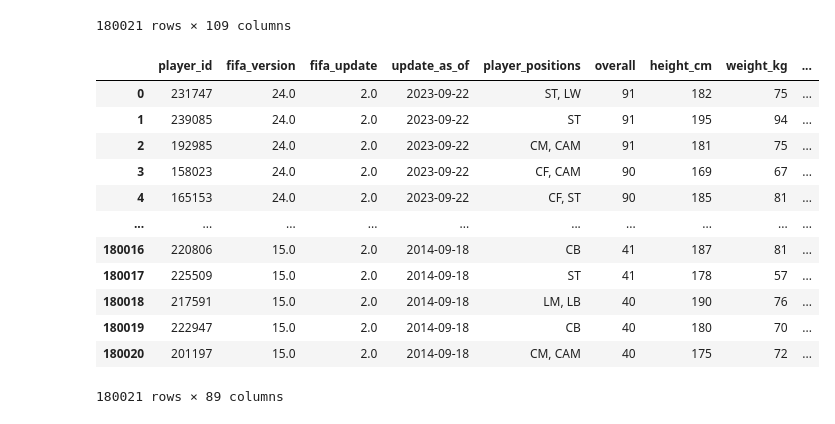
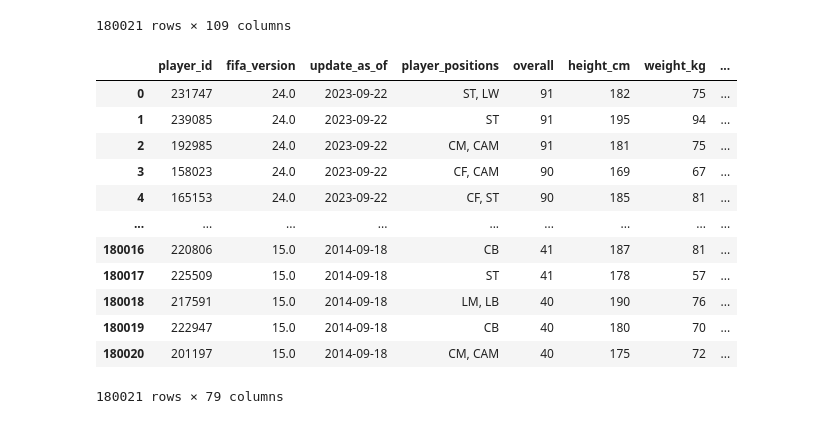
Before and after one commit to kavingraj/Clustering-Model-on-Fifa-Data, a Jupyter notebook: scratch.ipynb, the cells around one changed output. Drawn from its saved outputs; the diff is of its cells as text; code cells hidden in the pictures.

```diff
--- a/scratch.ipynb
+++ b/scratch.ipynb
@@ -19,20 +19,19 @@ male_players
 | 180020 | 201197 | https://sofifa.com/player/201197/... | 15.0 | 2.0 | 2014-09-18 | P. Tisdale | Paul Tisdale | ... |
 180021 rows × 109 columns
 # %%
-# male_players = male_players.dropna()
-male_players = male_players.drop(['player_url','short_name', 'long_name','potential','value_eur','wage_eur','age','dob','club_team_id','club_name','league_id','league_name','league_level','club_position','club_jersey_number','club_loaned_from','club_joined_date','club_contract_valid_until_year','nationality_id','nationality_name'], axis = 1)
+male_players = male_players.drop(['player_url','short_name', 'long_name','potential','value_eur','wage_eur','age','dob','club_team_id','club_name','league_id','league_name','league_level','club_position','club_jersey_number','club_loaned_from','club_joined_date','club_contract_valid_until_year','nationality_id','nationality_name', 'nation_team_id','nation_position','nation_jersey_number','international_reputation','body_type','real_face','release_clause_eur','player_tags','player_traits', 'fifa_update'], axis = 1)
 male_players
 # %% [output]
-|  | player_id | fifa_version | fifa_update | update_as_of | player_positions | overall | height_cm | weight_kg | ... |
-| 0 | 231747 | 24.0 | 2.0 | 2023-09-22 | ST, LW | 91 | 182 | 75 | ... |
-| 1 | 239085 | 24.0 | 2.0 | 2023-09-22 | ST | 91 | 195 | 94 | ... |
-| 2 | 192985 | 24.0 | 2.0 | 2023-09-22 | CM, CAM | 91 | 181 | 75 | ... |
-| 3 | 158023 | 24.0 | 2.0 | 2023-09-22 | CF, CAM | 90 | 169 | 67 | ... |
-| 4 | 165153 | 24.0 | 2.0 | 2023-09-22 | CF, ST | 90 | 185 | 81 | ... |
-| ... | ... | ... | ... | ... | ... | ... | ... | ... | ... |
-| 180016 | 220806 | 15.0 | 2.0 | 2014-09-18 | CB | 41 | 187 | 81 | ... |
-| 180017 | 225509 | 15.0 | 2.0 | 2014-09-18 | ST | 41 | 178 | 57 | ... |
-| 180018 | 217591 | 15.0 | 2.0 | 2014-09-18 | LM, LB | 40 | 190 | 76 | ... |
-| 180019 | 222947 | 15.0 | 2.0 | 2014-09-18 | CB | 40 | 180 | 70 | ... |
-| 180020 | 201197 | 15.0 | 2.0 | 2014-09-18 | CM, CAM | 40 | 175 | 72 | ... |
+|  | player_id | fifa_version | update_as_of | player_positions | overall | height_cm | weight_kg | ... |
+| 0 | 231747 | 24.0 | 2023-09-22 | ST, LW | 91 | 182 | 75 | ... |
+| 1 | 239085 | 24.0 | 2023-09-22 | ST | 91 | 195 | 94 | ... |
+| 2 | 192985 | 24.0 | 2023-09-22 | CM, CAM | 91 | 181 | 75 | ... |
+| 3 | 158023 | 24.0 | 2023-09-22 | CF, CAM | 90 | 169 | 67 | ... |
+| 4 | 165153 | 24.0 | 2023-09-22 | CF, ST | 90 | 185 | 81 | ... |
+| ... | ... | ... | ... | ... | ... | ... | ... | ... |
+| 180016 | 220806 | 15.0 | 2014-09-18 | CB | 41 | 187 | 81 | ... |
+| 180017 | 225509 | 15.0 | 2014-09-18 | ST | 41 | 178 | 57 | ... |
+| 180018 | 217591 | 15.0 | 2014-09-18 | LM, LB | 40 | 190 | 76 | ... |
+| 180019 | 222947 | 15.0 | 2014-09-18 | CB | 40 | 180 | 70 | ... |
+| 180020 | 201197 | 15.0 | 2014-09-18 | CM, CAM | 40 | 175 | 72 | ... |
-180021 rows × 89 columns
+180021 rows × 79 columns
```
Also changed, not shown: parts of 4 cells of this notebook.
